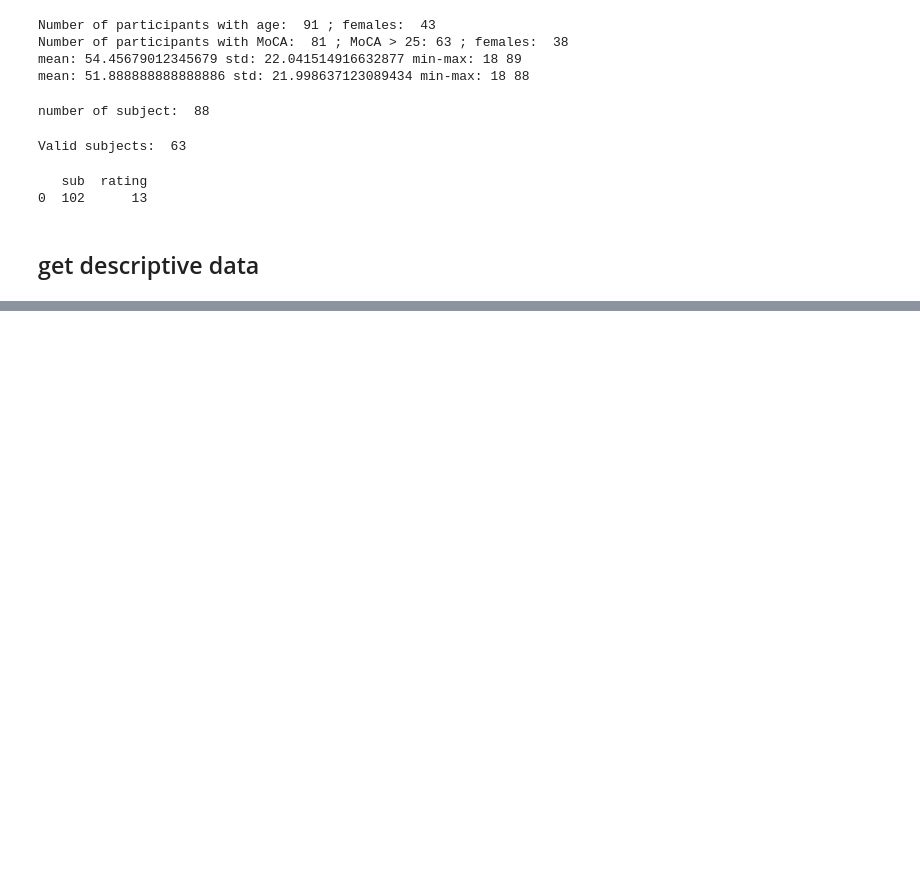
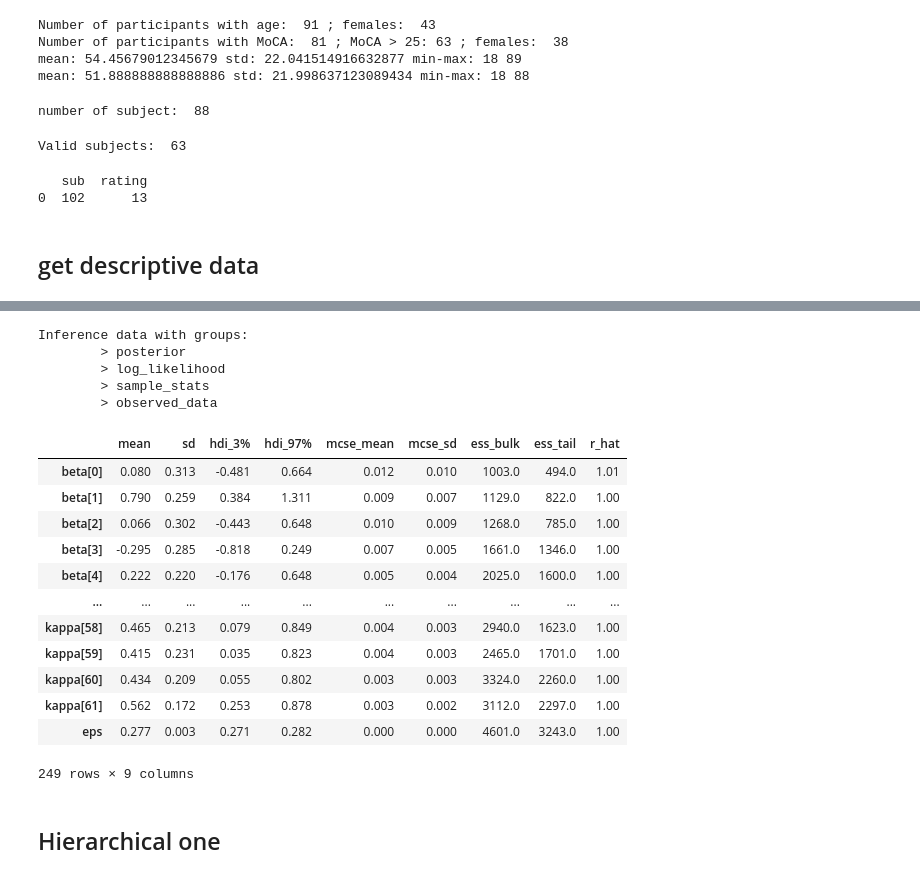
Before and after one commit to KoremNSN/Aging, a Jupyter notebook: Reversal/PH_model_OD.ipynb, the cells around one changed output, grey strips where cells are left out. Drawn from its saved outputs; the diff is of its cells as text; code cells hidden in the pictures; blank space fills up the shorter version.

Commit message:
Added Hierarchical

```diff
--- a/Reversal/PH_model_OD.ipynb
+++ b/Reversal/PH_model_OD.ipynb
@@ -111,4 +111,4 @@ reward = np.reshape([db['rectValue']], (n_subj, n_trials)).T
 rating = np.reshape([db['rating']],    (n_subj, n_trials)).T
 
 stim   = np.array(stim/45,  dtype='int')
-reward = np.array(reward/6*9, dtype='int')
+reward = np.array(reward/6, dtype='int')
@@ -118,0 +115,2 @@ n_subj
+# %%
+rating = np.array(rating/9)
@@ -190,0 +225,3 @@ NUTS: [eps, beta, kappa, eta]
+# %%
+# test the function first
+results, vec, alpha, assoc = theano_llik_td(0.2,0.5, stim, reward, n_subj)
@@ -190,0 +265,33 @@ NUTS: [eps, beta, kappa, eta]
+# %%
+with pm.Model() as m2:
+
+
+    eta = pm.Beta('eta', 2,2, shape=n_subj)
+    kappa = pm.Beta('kappa', 2,2, shape=n_subj)
+    beta = pm.Normal('beta',0, 1, shape=n_subj)
+    eps = pm.HalfNormal('eps', 5)
+
+    # intercept
+    intercept = pm.Normal('intercept', 0, 5, shape=n_subj)
+
+    Qs = 0.5 * tt.ones((n_subj,2), dtype='float64') # set values for boths stimuli (CS+, CS-)
+    vec = 0.5 * tt.ones((n_subj,1), dtype='float64') # vector to save the relevant stimulus's expactation
+    alpha = 0 * tt.ones((n_subj,2), dtype='float64') # vector to save the relevant stimulus's expactation
+    assoc = 0 * tt.ones((n_subj,1), dtype='float64') # vector to save the relevant stimulus's expactation
+
+    [Qs,vec, alpha, assoc], updates = theano.scan(
+        fn=update_Q_hall,
+        sequences=[stim, reward],
+        outputs_info=[Qs, vec, alpha, assoc],
+        non_sequences=[eta, kappa, n_subj])
+
+    vec_ = vec[trials, subj,0] * beta[subj] + intercept[subj]
+
+    scrs = pm.Normal('scrs', mu = vec_, sd = eps, observed=rating)
+
+    # add matrix of expected values (trials X subjects)
+ #   ev = pm.Deterministic('expected_value', vec_)
+    # add associability
+   # alpha = pm.Deterministic('pe', alpha)
+
+    tr = pm.sample(target_accept=.95, chains=4, cores=10, return_inferencedata=True)
@@ -190,0 +304,26 @@ NUTS: [eps, beta, kappa, eta]
+# %%
+tr
+# %% [output]
+Inference data with groups:
+        > posterior
+        > log_likelihood
+        > sample_stats
+        > observed_data
+# %%
+az.summary(tr)
+# %% [output]
+|  | mean | sd | hdi_3% | hdi_97% | mcse_mean | mcse_sd | ess_bulk | ess_tail | r_hat |
+| beta[0] | 0.080 | 0.313 | -0.481 | 0.664 | 0.012 | 0.010 | 1003.0 | 494.0 | 1.01 |
+| beta[1] | 0.790 | 0.259 | 0.384 | 1.311 | 0.009 | 0.007 | 1129.0 | 822.0 | 1.00 |
+| beta[2] | 0.066 | 0.302 | -0.443 | 0.648 | 0.010 | 0.009 | 1268.0 | 785.0 | 1.00 |
+| beta[3] | -0.295 | 0.285 | -0.818 | 0.249 | 0.007 | 0.005 | 1661.0 | 1346.0 | 1.00 |
+| beta[4] | 0.222 | 0.220 | -0.176 | 0.648 | 0.005 | 0.004 | 2025.0 | 1600.0 | 1.00 |
+| ... | ... | ... | ... | ... | ... | ... | ... | ... | ... |
+| kappa[58] | 0.465 | 0.213 | 0.079 | 0.849 | 0.004 | 0.003 | 2940.0 | 1623.0 | 1.00 |
+| kappa[59] | 0.415 | 0.231 | 0.035 | 0.823 | 0.004 | 0.003 | 2465.0 | 1701.0 | 1.00 |
+| kappa[60] | 0.434 | 0.209 | 0.055 | 0.802 | 0.003 | 0.003 | 3324.0 | 2260.0 | 1.00 |
+| kappa[61] | 0.562 | 0.172 | 0.253 | 0.878 | 0.003 | 0.002 | 3112.0 | 2297.0 | 1.00 |
+| eps | 0.277 | 0.003 | 0.271 | 0.282 | 0.000 | 0.000 | 4601.0 | 3243.0 | 1.00 |
+249 rows × 9 columns
+# %% [markdown]
+## Hierarchical one
```
Also changed, not shown: parts of 11 cells of this notebook.
